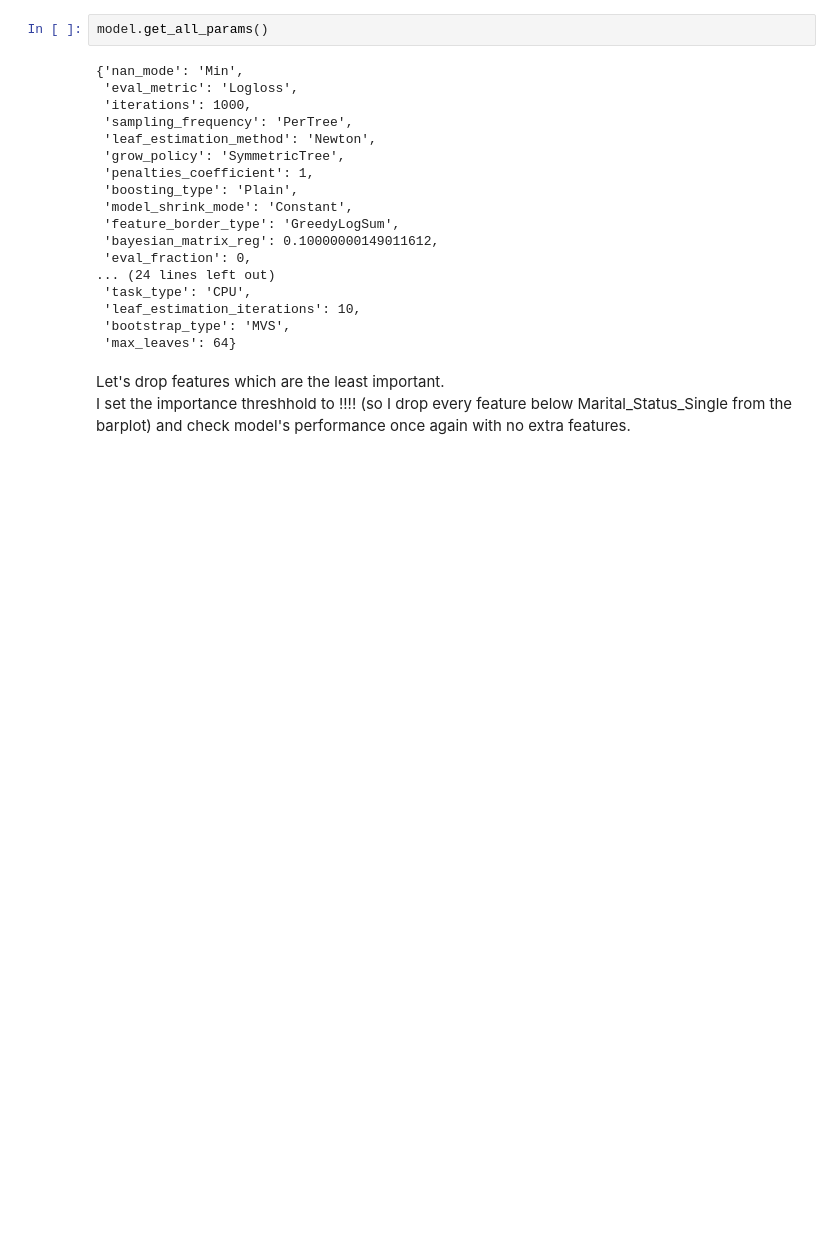
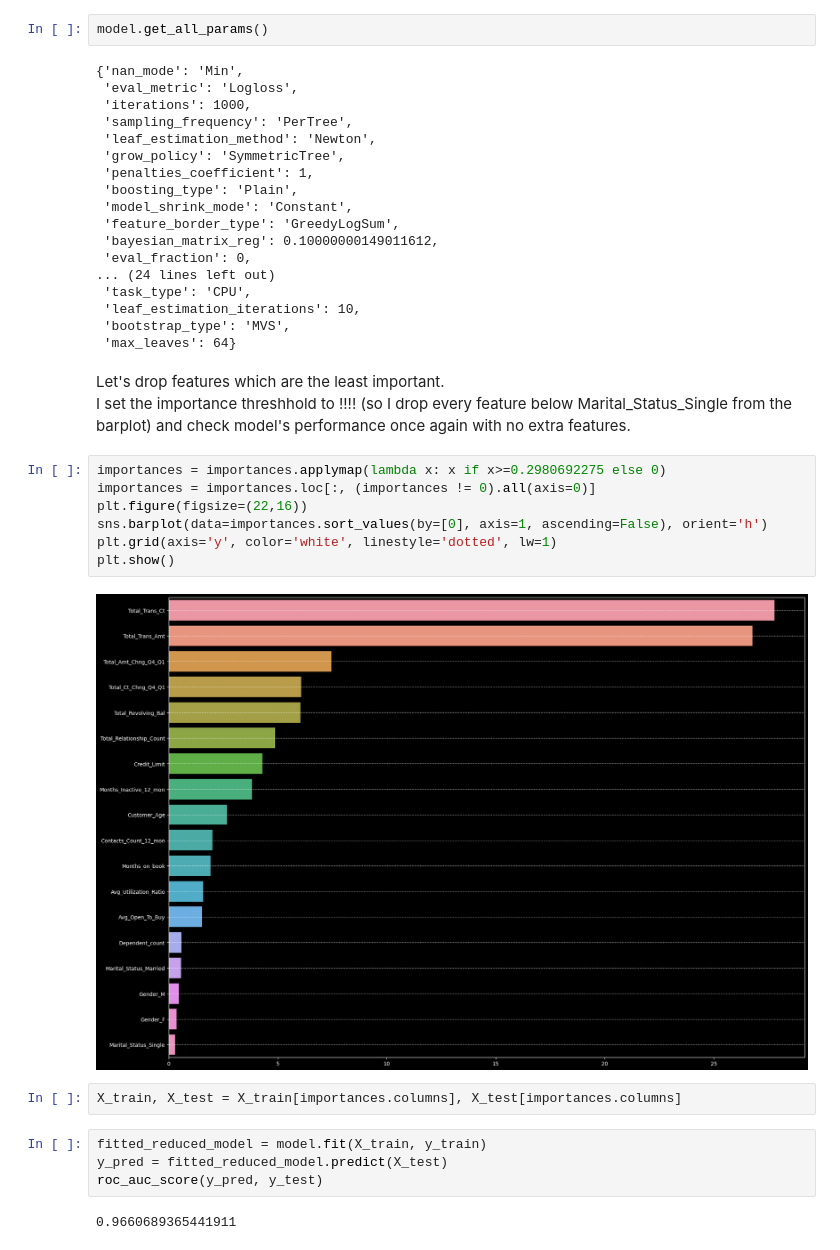
Before and after one commit to dxzielinski/Churn-Classification, a Jupyter notebook: Explanatory_Analysis-Interpreting.ipynb, the cells around one changed output. Drawn from its saved outputs; the diff is of its cells as text; blank space fills up the shorter version.

Commit message:
PD, BD, shapley, reduced_model, permutation-based importances

```diff
--- a/Explanatory_Analysis-Interpreting.ipynb
+++ b/Explanatory_Analysis-Interpreting.ipynb
@@ -123,3 +124,20 @@ model.get_all_params()
 # %% [markdown]
 Let's drop features which are the least important.
 I set the importance threshhold to !!!! (so I drop every feature below Marital_Status_Single from the barplot) and check model's performance once again with no extra features.
+# %%
+importances = importances.applymap(lambda x: x if x>=0.2980692275 else 0)
+importances = importances.loc[:, (importances != 0).all(axis=0)]
+plt.figure(figsize=(22,16))
+sns.barplot(data=importances.sort_values(by=[0], axis=1, ascending=False), orient='h')
+plt.grid(axis='y', color='white', linestyle='dotted', lw=1)
+plt.show()
+# %% [output]
+[figure, added]
+# %%
+X_train, X_test = X_train[importances.columns], X_test[importances.columns]
+# %%
+fitted_reduced_model = model.fit(X_train, y_train)
+y_pred = fitted_reduced_model.predict(X_test)
+roc_auc_score(y_pred, y_test)
+# %% [output]
+0.9660689365441911
```
Also changed, not shown: parts of 10 cells of this notebook, 4 other files.
